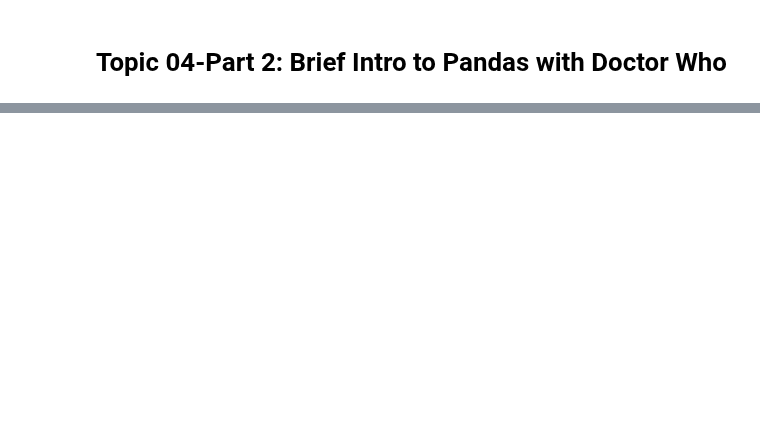
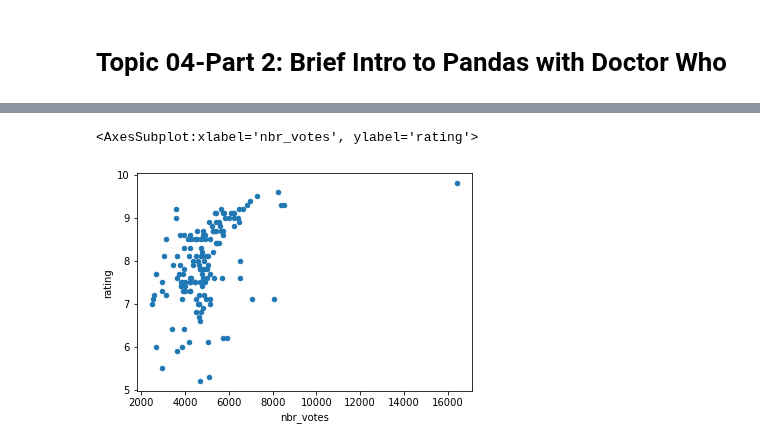
Before and after one commit to flatiron-school/Online-DS-FT-022221-Cohort-Notes, a Jupyter notebook: Phase_1/topic_04_python_libraries/topic_04_pt-2_brief_intro_to_pandas-SG.ipynb, the cells around one changed output, grey strips where cells are left out. Cells and saved outputs as stored; diff of their text form; code cells hidden in the pictures; blank space fills up the shorter version.

```diff
--- a/Phase_1/topic_04_python_libraries/topic_04_pt-2_brief_intro_to_pandas-SG.ipynb
+++ b/Phase_1/topic_04_python_libraries/topic_04_pt-2_brief_intro_to_pandas-SG.ipynb
@@ -36,0 +87,3 @@ import seaborn as sns
+# %%
+# Display only the episdoes from season 2
+df.loc[ (df['season'] == 2) & (df['rating']>=8.0),'title'] = 'Example'
@@ -36,0 +185,8 @@ import seaborn as sns
+# %%
+# Convert season and number columns into strings to combine
+df['season'] = df['season'].astype('str')
+df['number'] = df['number'].astype('str')
+# %%
+# Create a new index column that combines season # and episode numbver
+df['new-index'] = df['season'] + '.' + df['number']
+df
@@ -36,0 +218,4 @@ import seaborn as sns
+# %%
+# convert the new_index column to float  and set it as the index
+df['new-index']=df['new-index'].astype(float)
+df.set_index('new-index',inplace=True)
@@ -36,0 +239,6 @@ import seaborn as sns
+# %%
+## plot scatterplot of ratings number of ratings x ratings using pandads
+df.plot(x='nbr_votes',y='rating',kind='scatter')
+# %% [output]
+<AxesSubplot:xlabel='nbr_votes', ylabel='rating'>
+[figure, added]
```
Also changed, not shown: parts of 35 cells of this notebook, 1 other file.
